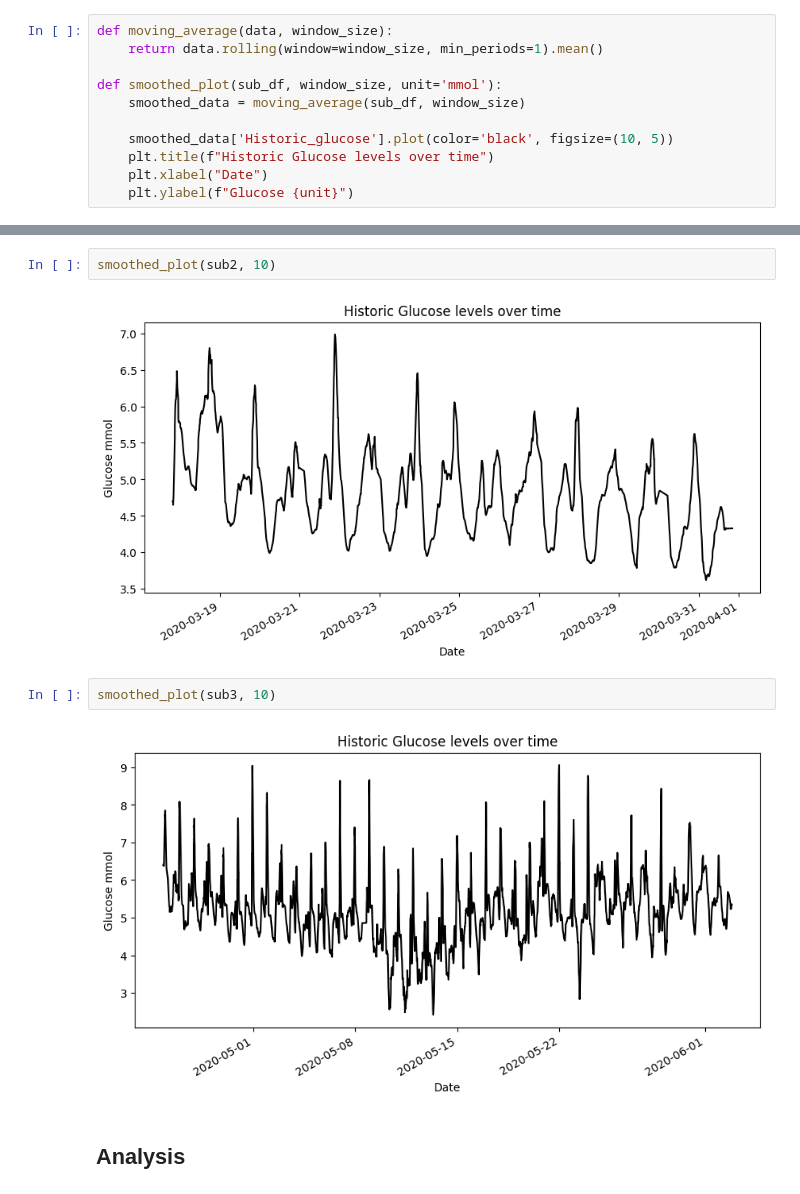
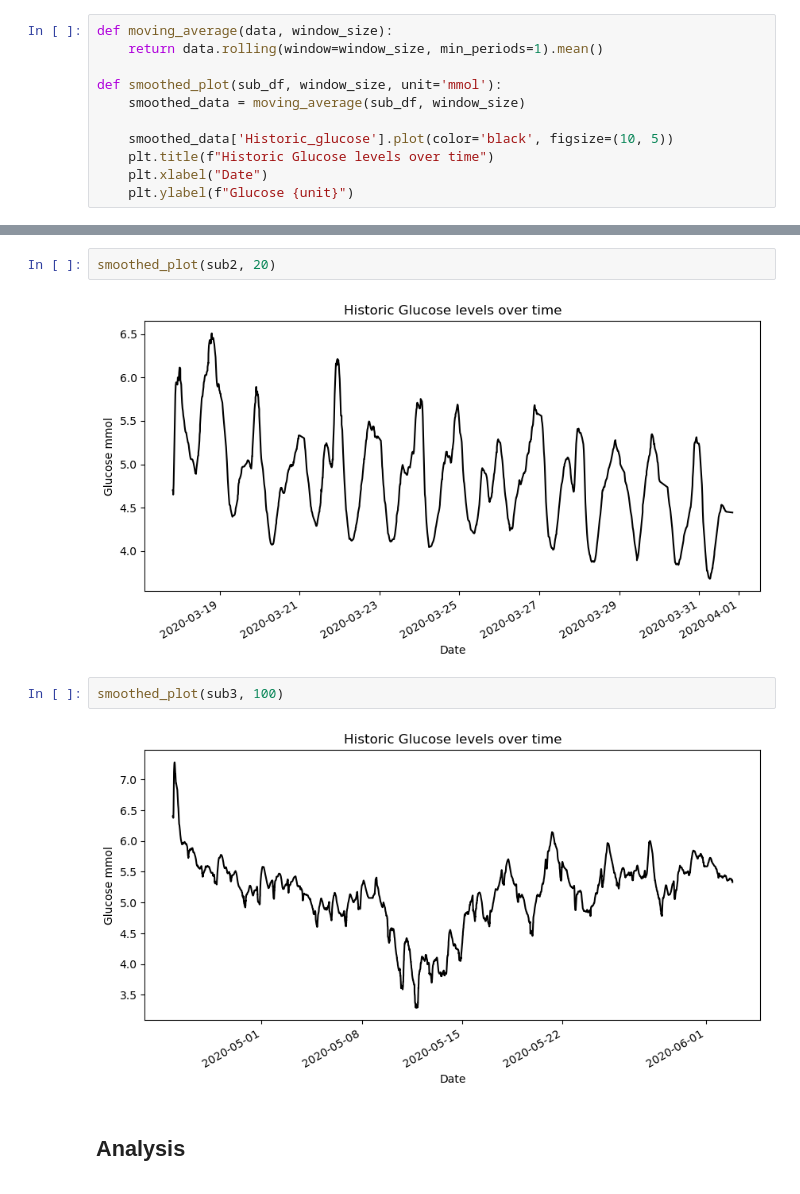
Before and after one commit to askt208/Glucose, a Jupyter notebook: assignment_glucose.ipynb, the cells around one changed output, grey strips where cells are left out. Saved outputs shown, nothing was run; the diff lists cells and outputs as text.

```diff
--- a/assignment_glucose.ipynb
+++ b/assignment_glucose.ipynb
@@ -359,11 +354,11 @@ smoothed_plot(sub1, 10)
 # %%
-smoothed_plot(sub2, 10)
+smoothed_plot(sub2, 20)
 # %% [output]
-[figure, old version]
+[figure, new version]
 # %%
-smoothed_plot(sub3, 10)
+smoothed_plot(sub3, 100)
 # %% [output]
-[figure, old version]
+[figure, new version]
 # %% [markdown]
 ## Analysis ##
 # %% [markdown]
```
Also changed, not shown: parts of 36 cells of this notebook.
